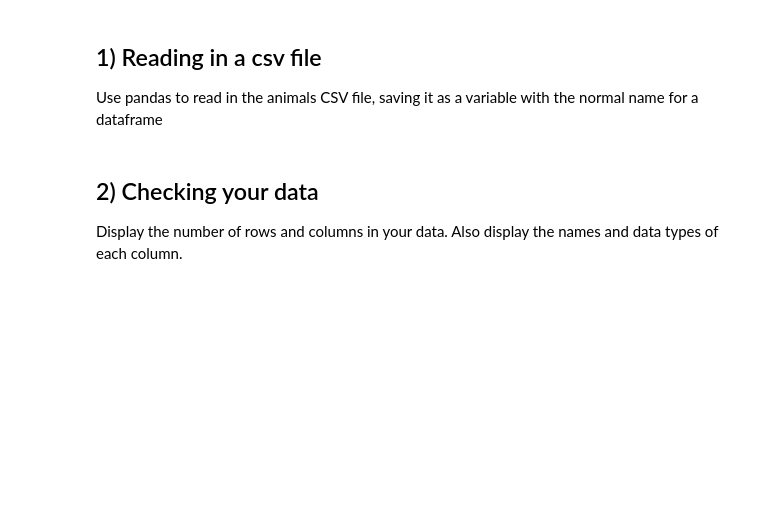
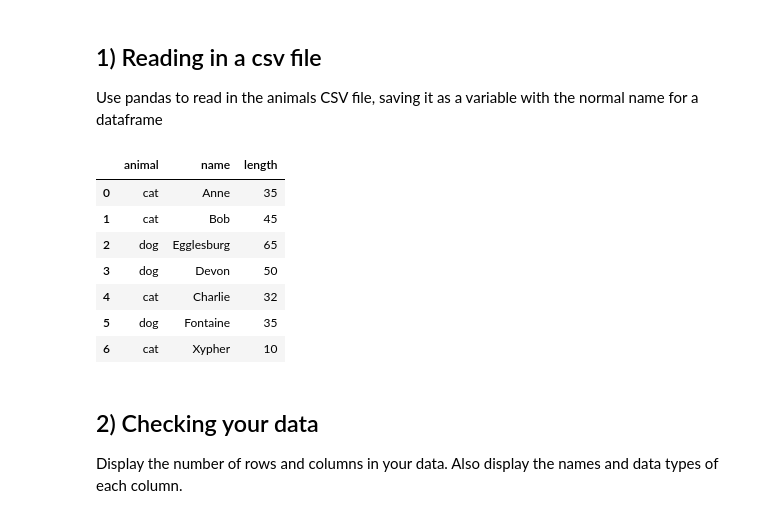
Before and after one commit to santimaestri/Pandas-and-GitHub, a Jupyter notebook: 01-Animals.ipynb, the cells around one changed output. Drawn from its saved outputs; the diff is of its cells as text; code cells hidden in the pictures; blank space fills up the shorter version.

```diff
--- a/01-Animals.ipynb
+++ b/01-Animals.ipynb
@@ -60,6 +60,16 @@ import pandas as pd
 Use pandas to read in the animals CSV file, saving it as a variable with the normal name for a dataframe
 # %%
 df = pd.read_csv('animals.csv')
+df
+# %% [output]
+|  | animal | name | length |
+| 0 | cat | Anne | 35 |
+| 1 | cat | Bob | 45 |
+| 2 | dog | Egglesburg | 65 |
+| 3 | dog | Devon | 50 |
+| 4 | cat | Charlie | 32 |
+| 5 | dog | Fontaine | 35 |
+| 6 | cat | Xypher | 10 |
 # %% [markdown]
 ## 2) Checking your data
 
```
Also changed, not shown: parts of 2 cells of this notebook, 1 other file.
